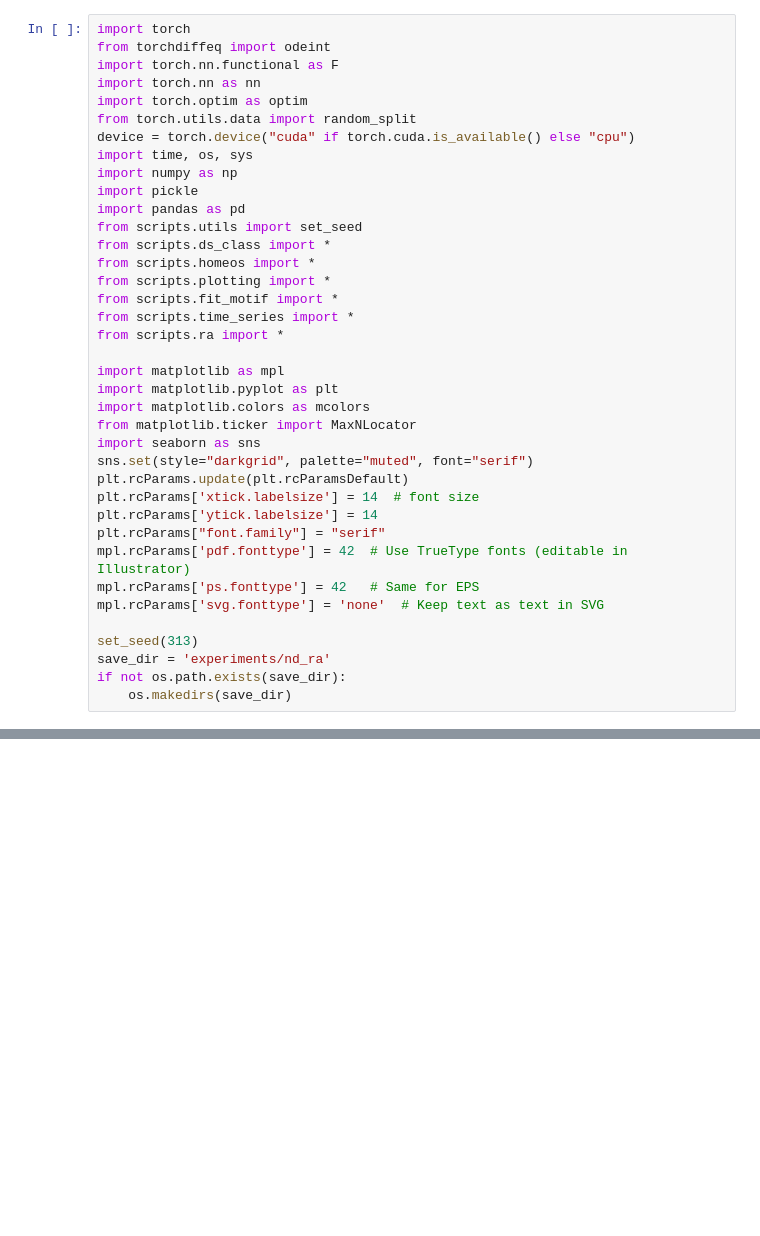
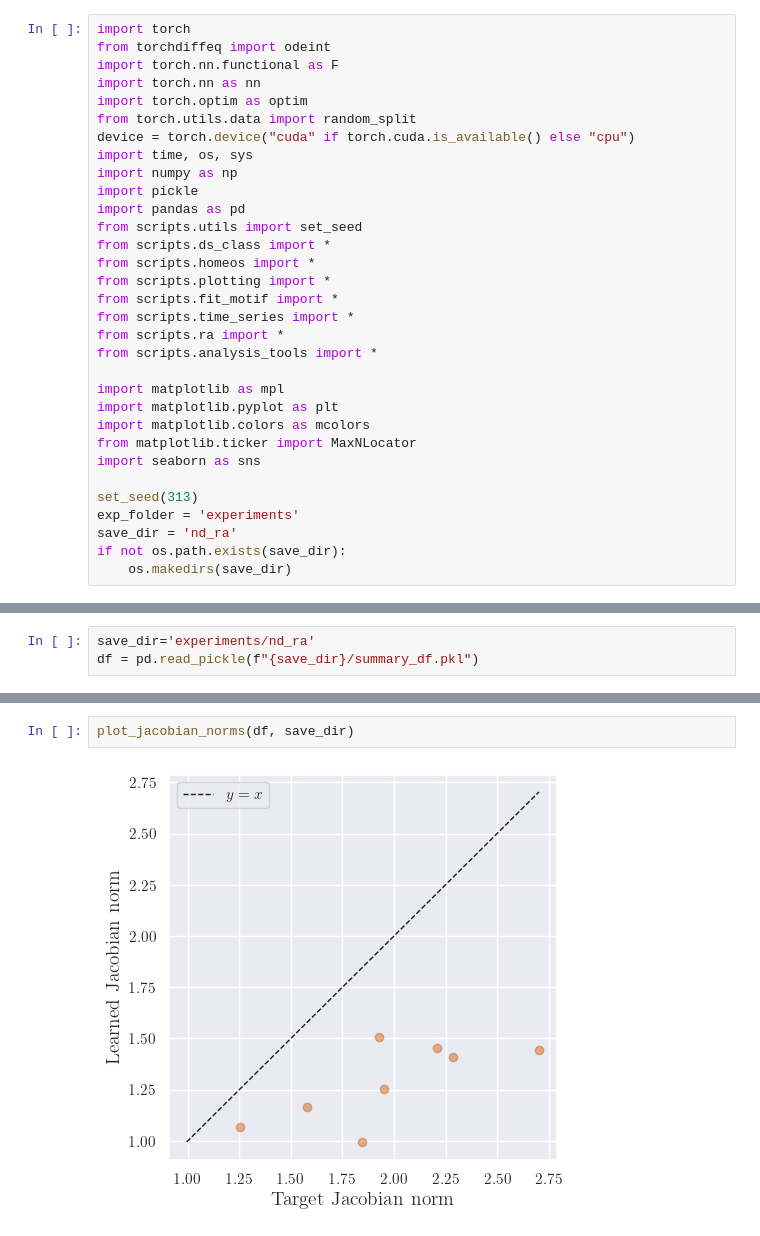
Before and after one commit to Asagodi/topological_diversity, a Jupyter notebook: iam/nd_ra.ipynb, the cells around one changed output, grey strips where cells are left out. Saved outputs shown, nothing was run; the diff lists cells and outputs as text; blank space fills up the shorter version.

```diff
--- a/iam/nd_ra.ipynb
+++ b/iam/nd_ra.ipynb
@@ -17,23 +17,17 @@ from scripts.plotting import *
 from scripts.fit_motif import *
 from scripts.time_series import *
 from scripts.ra import *
+from scripts.analysis_tools import *
 
 import matplotlib as mpl
 import matplotlib.pyplot as plt
 import matplotlib.colors as mcolors
 from matplotlib.ticker import MaxNLocator
 import seaborn as sns
-sns.set(style="darkgrid", palette="muted", font="serif")
-plt.rcParams.update(plt.rcParamsDefault)
-plt.rcParams['xtick.labelsize'] = 14  # font size
-plt.rcParams['ytick.labelsize'] = 14
-plt.rcParams["font.family"] = "serif"
-mpl.rcParams['pdf.fonttype'] = 42  # Use TrueType fonts (editable in Illustrator)
-mpl.rcParams['ps.fonttype'] = 42   # Same for EPS
-mpl.rcParams['svg.fonttype'] = 'none'  # Keep text as text in SVG
 
 set_seed(313)
-save_dir = 'experiments/nd_ra'
+exp_folder = 'experiments'
+save_dir = 'nd_ra'
 if not os.path.exists(save_dir):
     os.makedirs(save_dir)
 # %%
@@ -155,0 +147,3 @@ Computing Jacobian norms...
+# %%
+save_dir='experiments/nd_ra'
+df = pd.read_pickle(f"{save_dir}/summary_df.pkl")
@@ -155,0 +171,4 @@ Computing Jacobian norms...
+# %%
+plot_jacobian_norms(df, save_dir)
+# %% [output]
+[figure, added]
```
Also changed, not shown: parts of 12 cells of this notebook.
